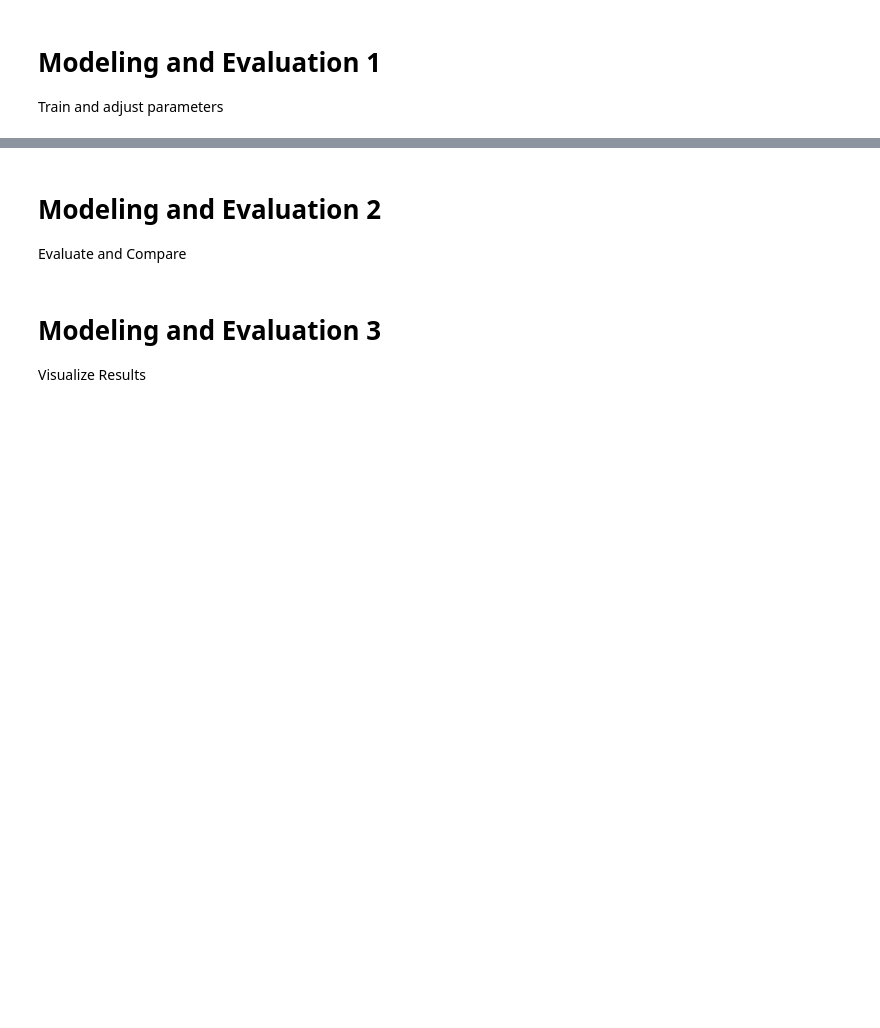
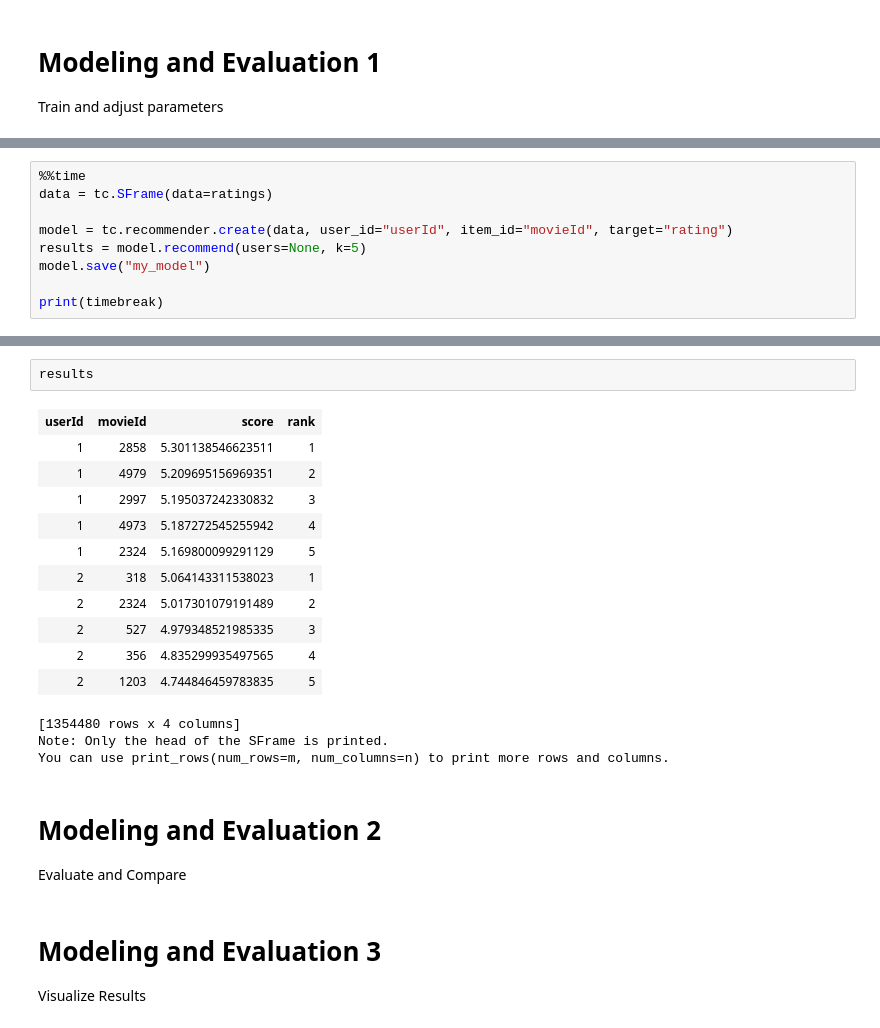
Before and after one commit to sachinac/ML7331, a Jupyter notebook: msds_7331_lab3.ipynb, the cells around one changed output, grey strips where cells are left out. Drawn from its saved outputs; the diff is of its cells as text; blank space fills up the shorter version.

```diff
--- a/msds_7331_lab3.ipynb
+++ b/msds_7331_lab3.ipynb
@@ -606,0 +595,9 @@ Train and adjust parameters
+# %%
+%%time
+data = tc.SFrame(data=ratings)
+
+model = tc.recommender.create(data, user_id="userId", item_id="movieId", target="rating")
+results = model.recommend(users=None, k=5)
+model.save("my_model")
+
+print(timebreak)
@@ -607,3 +618,20 @@ Train and adjust parameters
+# %%
+results
+# %% [output]
+| userId | movieId | score | rank |
+| 1 | 2858 | 5.301138546623511 | 1 |
+| 1 | 4979 | 5.209695156969351 | 2 |
+| 1 | 2997 | 5.195037242330832 | 3 |
+| 1 | 4973 | 5.187272545255942 | 4 |
+| 1 | 2324 | 5.169800099291129 | 5 |
+| 2 | 318 | 5.064143311538023 | 1 |
+| 2 | 2324 | 5.017301079191489 | 2 |
+| 2 | 527 | 4.979348521985335 | 3 |
+| 2 | 356 | 4.835299935497565 | 4 |
+| 2 | 1203 | 4.744846459783835 | 5 |
+[1354480 rows x 4 columns]
+Note: Only the head of the SFrame is printed.
+You can use print_rows(num_rows=m, num_columns=n) to print more rows and columns.
 # %% [markdown]
 # Modeling and Evaluation 2
 
```
Also changed, not shown: parts of 7 cells of this notebook.
